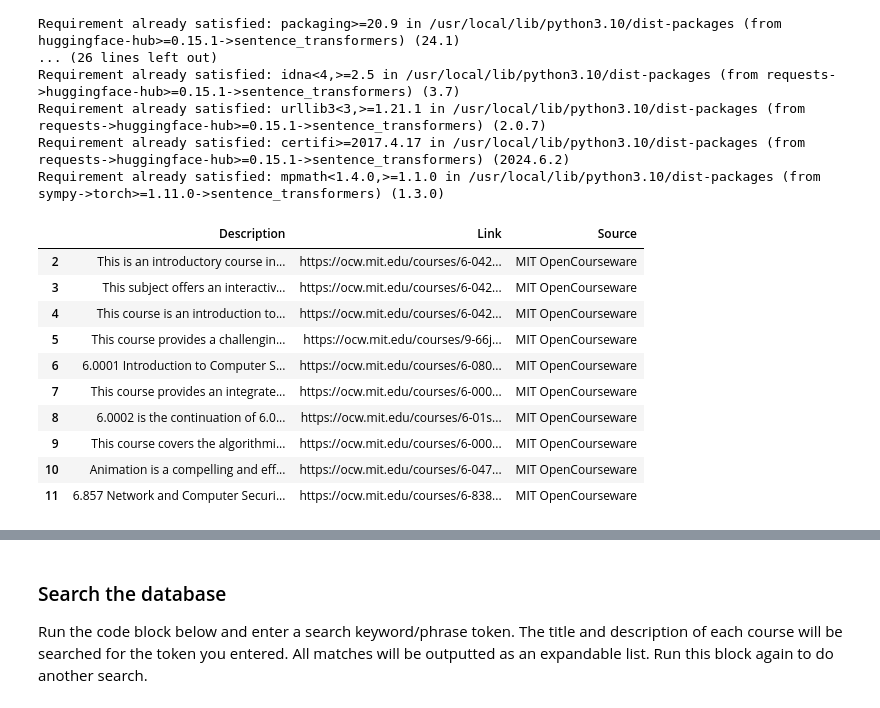
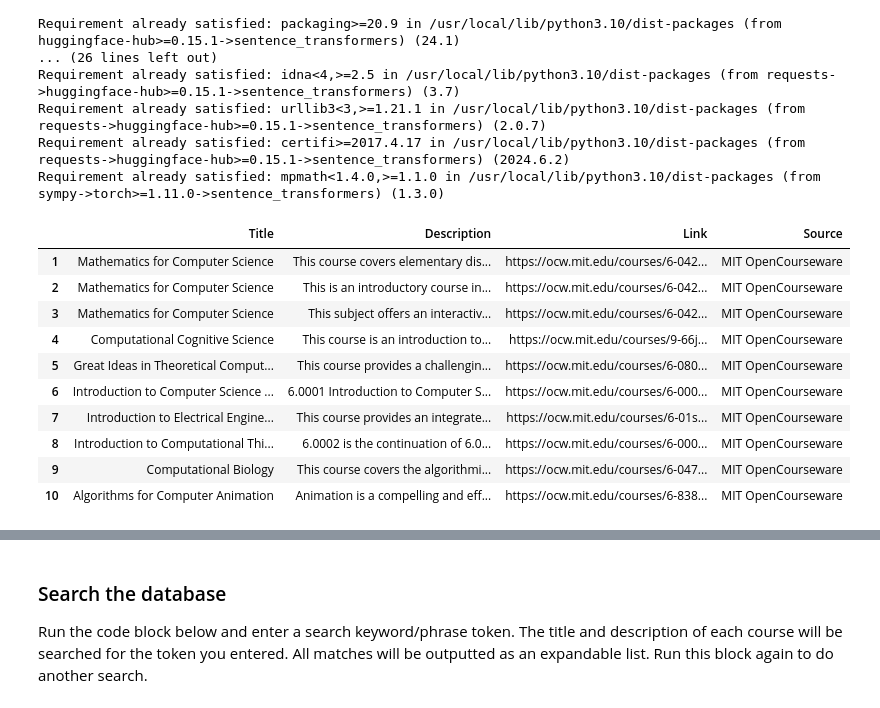
Before and after one commit to Lois-Wong/open-cs-course-recommender, a Jupyter notebook: cs_course_recommender.ipynb, the cells around one changed output, grey strips where cells are left out. Drawn from its saved outputs; the diff is of its cells as text; code cells hidden in the pictures.

```diff
--- a/cs_course_recommender.ipynb
+++ b/cs_course_recommender.ipynb
@@ -38,7 +38,7 @@ Requirement already satisfied: mpmath<1.4.0,>=1.1.0 in /usr/local/lib/python3.10
 # %%
 from sentence_transformers import SentenceTransformer, util
 # %%
-courses: "https://github.com/Lois-Wong/open-cs-course-recommender"
+courses = pd.read_csv("https://raw.githubusercontent.com/Lois-Wong/open-cs-course-recommender/main/all_courses.csv")
 
 
 courses = courses.drop(columns=courses.columns[:1])
@@ -58,44 +58,44 @@ pd.set_option('display.max_colwidth', None)  # Display full text in each cell
 
 # Define initial display parameters
 start_index = 10
 rows_per_page = 10
 
 # Define the function to display more rows
 def show_more_rows(button):
     global start_index
     with output:
         end_index = start_index + rows_per_page
         if end_index >= len(courses):
             end_index = len(courses)
             button.disabled = True
         display(courses.iloc[start_index:end_index])
         start_index = end_index
 
 # Display the second set of ten rows (rows 10-19)
 display(courses.iloc[0:10])
 
 # Create a button widget to show more rows
 button = widgets.Button(description="Show More Rows")
 button.on_click(show_more_rows)
 
 # Create an output widget to display the DataFrame
 output = widgets.Output(layout=widgets.Layout(width='100%', height='100%', overflow='scroll'))
 
 # Display the button widget
 display(output)
 display(button)
 # %% [output]
-|  | Description | Link | Source |
-| 2 | This is an introductory course in... | https://ocw.mit.edu/courses/6-042... | MIT OpenCourseware |
-| 3 | This subject offers an interactiv... | https://ocw.mit.edu/courses/6-042... | MIT OpenCourseware |
-| 4 | This course is an introduction to... | https://ocw.mit.edu/courses/6-042... | MIT OpenCourseware |
-| 5 | This course provides a challengin... | https://ocw.mit.edu/courses/9-66j... | MIT OpenCourseware |
-| 6 | 6.0001 Introduction to Computer S... | https://ocw.mit.edu/courses/6-080... | MIT OpenCourseware |
-| 7 | This course provides an integrate... | https://ocw.mit.edu/courses/6-000... | MIT OpenCourseware |
-| 8 | 6.0002 is the continuation of 6.0... | https://ocw.mit.edu/courses/6-01s... | MIT OpenCourseware |
-| 9 | This course covers the algorithmi... | https://ocw.mit.edu/courses/6-000... | MIT OpenCourseware |
-| 10 | Animation is a compelling and eff... | https://ocw.mit.edu/courses/6-047... | MIT OpenCourseware |
-| 11 | 6.857 Network and Computer Securi... | https://ocw.mit.edu/courses/6-838... | MIT OpenCourseware |
+|  | Title | Description | Link | Source |
+| 1 | Mathematics for Computer Science | This course covers elementary dis... | https://ocw.mit.edu/courses/6-042... | MIT OpenCourseware |
+| 2 | Mathematics for Computer Science | This is an introductory course in... | https://ocw.mit.edu/courses/6-042... | MIT OpenCourseware |
+| 3 | Mathematics for Computer Science | This subject offers an interactiv... | https://ocw.mit.edu/courses/6-042... | MIT OpenCourseware |
+| 4 | Computational Cognitive Science | This course is an introduction to... | https://ocw.mit.edu/courses/9-66j... | MIT OpenCourseware |
+| 5 | Great Ideas in Theoretical Comput... | This course provides a challengin... | https://ocw.mit.edu/courses/6-080... | MIT OpenCourseware |
+| 6 | Introduction to Computer Science ... | 6.0001 Introduction to Computer S... | https://ocw.mit.edu/courses/6-000... | MIT OpenCourseware |
+| 7 | Introduction to Electrical Engine... | This course provides an integrate... | https://ocw.mit.edu/courses/6-01s... | MIT OpenCourseware |
+| 8 | Introduction to Computational Thi... | 6.0002 is the continuation of 6.0... | https://ocw.mit.edu/courses/6-000... | MIT OpenCourseware |
+| 9 | Computational Biology | This course covers the algorithmi... | https://ocw.mit.edu/courses/6-047... | MIT OpenCourseware |
+| 10 | Algorithms for Computer Animation | Animation is a compelling and eff... | https://ocw.mit.edu/courses/6-838... | MIT OpenCourseware |
 [interactive output not drawn]
 [interactive output not drawn]
 # %% [markdown]
```
Also changed, not shown: parts of 2 cells of this notebook.
